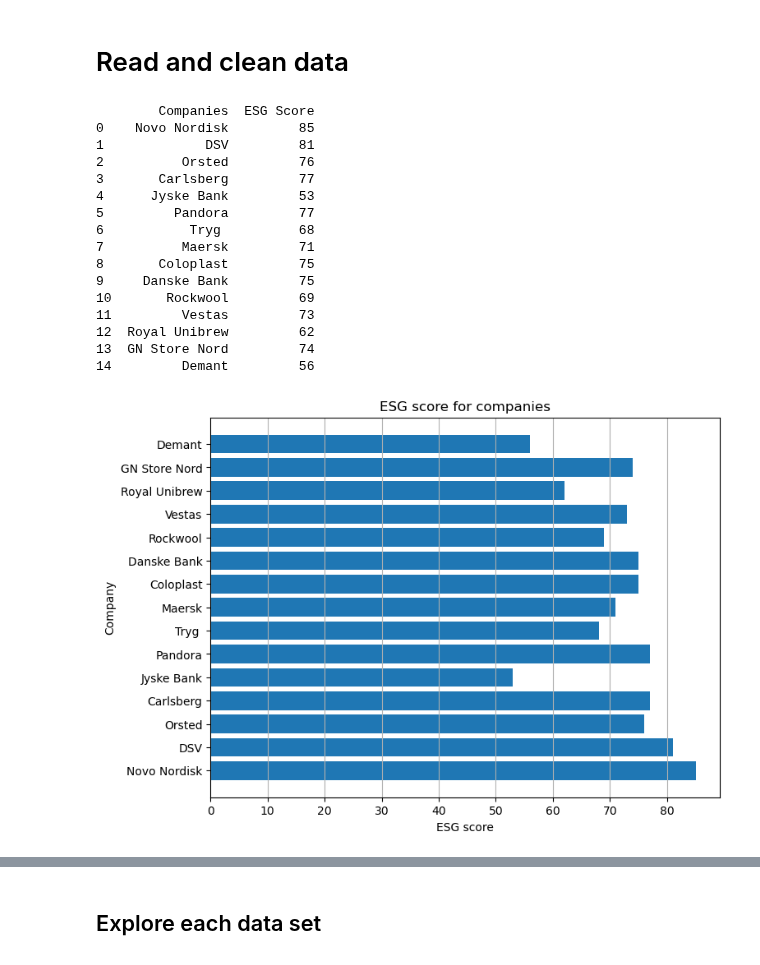
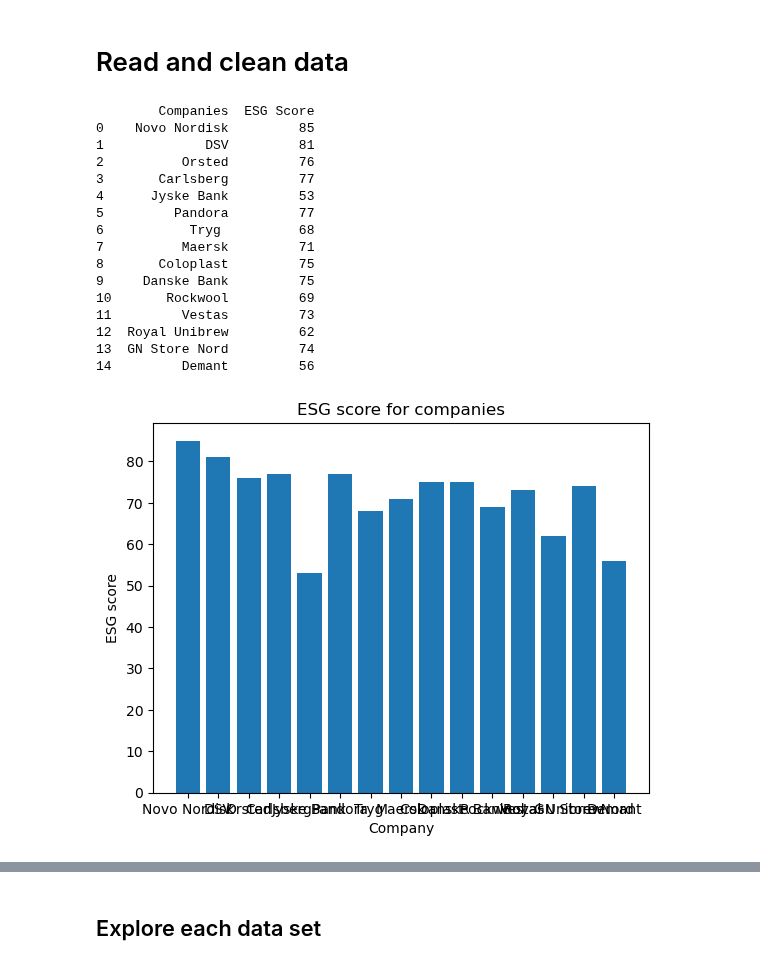
Before and after one commit to NumEconCopenhagen/projects-2023-mmj, a Jupyter notebook: dataproject/dataproject.ipynb, the cells around one changed output, grey strips where cells are left out. Cells and saved outputs as stored; diff of their text form; code cells hidden in the pictures.

```diff
--- a/dataproject/dataproject.ipynb
+++ b/dataproject/dataproject.ipynb
@@ -25,31 +28,29 @@ import dataproject
 # %%
 df = pd.read_csv('Companies ESG scores.csv', delimiter=";")
 print(df)
 
-fig, ax = plt.subplots(figsize=(8, 6))
-ax.barh(df['Companies'], df['ESG Score'])
-ax.set_xlabel('ESG score')
-ax.set_ylabel('Company')
-ax.set_title('ESG score for companies')
-ax.xaxis.grid(True)
+plt.bar(df['Companies'], df['ESG Score'])
+plt.xlabel('Company')
+plt.ylabel('ESG score')
+plt.title('ESG score for companies')
 plt.show()
 # %% [output]
         Companies  ESG Score
 0    Novo Nordisk         85
 1             DSV         81
 2          Orsted         76
 3       Carlsberg         77
 4      Jyske Bank         53
 5         Pandora         77
 6           Tryg          68
 7          Maersk         71
 8       Coloplast         75
 9     Danske Bank         75
 10       Rockwool         69
 11         Vestas         73
 12  Royal Unibrew         62
 13  GN Store Nord         74
 14         Demant         56
-[figure, old version]
+[figure, new version]
 # %%
 import chardet
```
Also changed, not shown: parts of 5 cells of this notebook.
